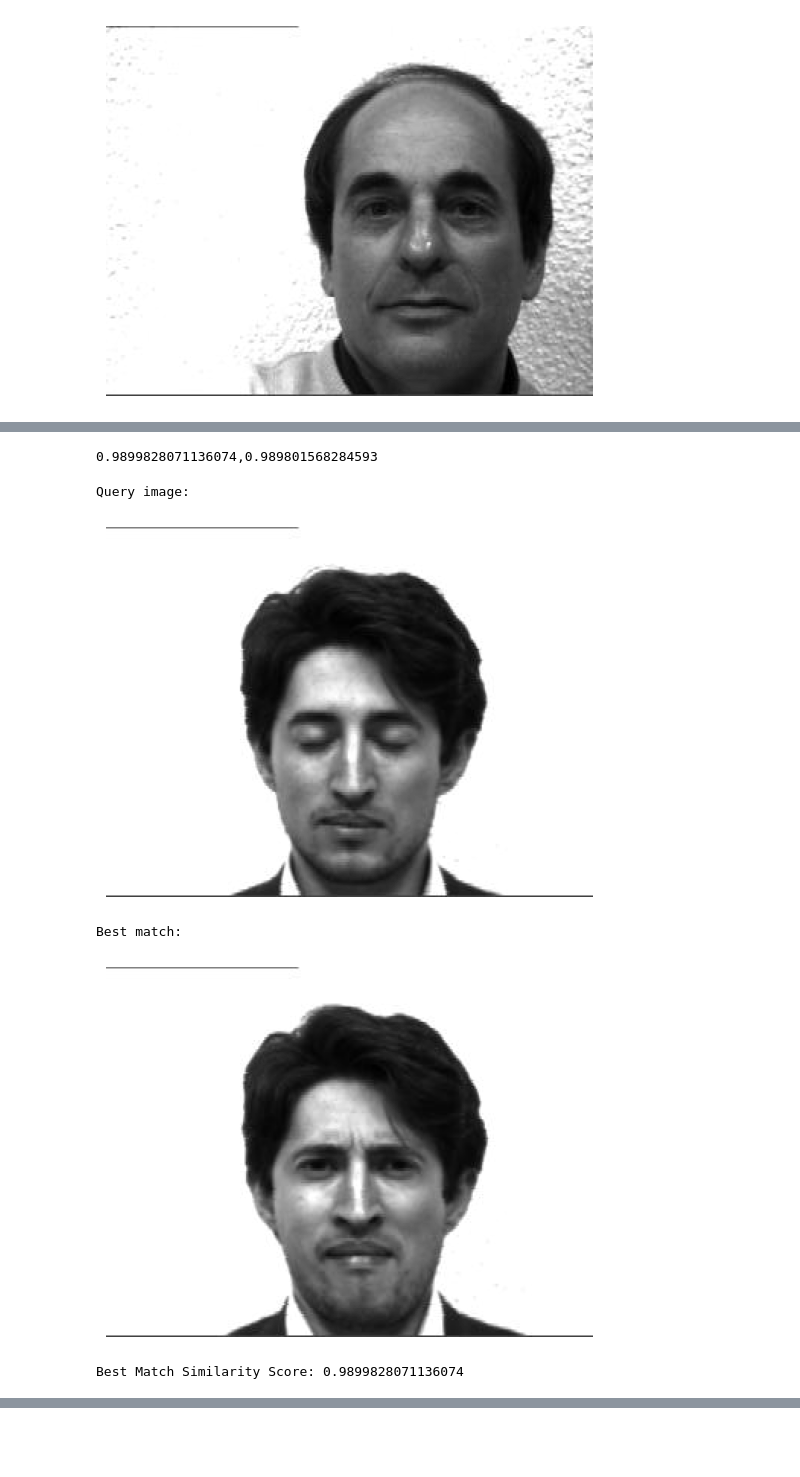
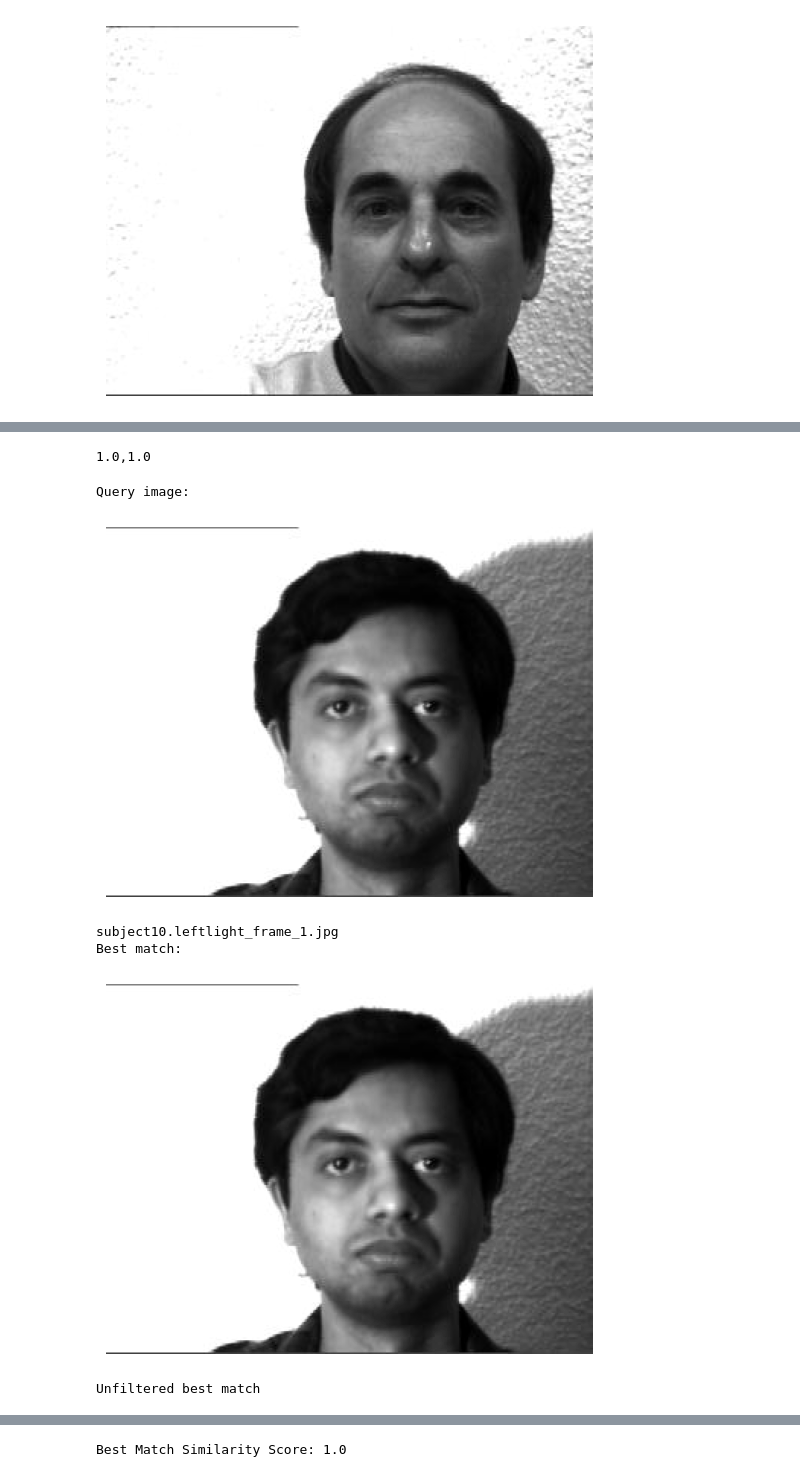
Before and after one commit to divyanash911/Illumination-invariance-face-recognition, a Jupyter notebook: implementation.ipynb, the cells around one changed output, grey strips where cells are left out. Saved outputs shown, nothing was run; the diff lists cells and outputs as text; code cells hidden in the pictures; blank space fills up the shorter version.

```diff
--- a/implementation.ipynb
+++ b/implementation.ipynb
@@ -413,0 +417,21 @@ Query image:
+# %%
+import os
+query_path = "data_new/subject10.leftlight_frame_1.jpg"
+query_image = load_image(query_path)
+print('Query image:')
+
+image_idx = -1
+directory = "data_new"
+# Iterate through the images in the directory
+for idx, filename in enumerate(os.listdir(directory)):
+    filepath = os.path.join(directory, filename)
+    if os.path.isfile(filepath):
+        current_image = load_image(filepath)
+        # Compare with the query image
+        if np.array_equal(query_image, current_image):
+            image_idx = idx
+            break
+
+print(image_idx)
+
+preview_image(query_image)
@@ -584,10 +612,15 @@ dataset = []
 
 # Iterate through the jpg files
 for file in glob.glob("data_new/*.jpg"):
+    basename = os.path.basename(file)
+
+    # if basename in query_path:
+    #     continue
+
     subject_id = extract_subject_id(file)
     lighting = extract_subject_lighting(file)
     image_data = load_image(file)  # Assuming load_image is defined elsewhere
-    dataset.append({"subject_id": subject_id, "image_data": image_data,"illumination":lighting})
+    dataset.append({"subject_id": subject_id, "image_data": image_data,"illumination":lighting,"query_name":basename})
 
 # Preview the first 3 entries in the dataset
 print(f"Loaded {len(dataset)} entries into the dataset.")
@@ -619,21 +652,23 @@ alpha_grid,mu_grid, density = estimate_joint_probability_persons(dataset,self_qu
 # %%
-best_match, similarity_score,alpha = match_faces(query_image,dataset,self_quotient_image,mutual_subspace_method,alpha_grid,mu_grid,density)
+best_match, similarity_score,alpha,unmatched = match_faces(query_image,dataset,self_quotient_image,mutual_subspace_method,alpha_grid,mu_grid,density,image_idx)
 match_image = best_match["image_data"]
 similarity_score_2 = mutual_subspace_method(match_image,query_image)
 print(f"{similarity_score},{similarity_score_2}")
 # %% [output]
-0.9899828071136074,0.989801568284593
+1.0,1.0
 # %%
 print('Query image:')
 preview_image(query_image)
-
+print(best_match["query_name"])
 print('Best match:')
 preview_image(match_image)
-
+print("Unfiltered best match")
+preview_image(unmatched)
 print("Best Match Similarity Score:", similarity_score)
 # %% [output]
 Query image:
-[figure, old version]
+[figure, new version]
+subject10.leftlight_frame_1.jpg
 Best match:
-[figure, old version]
+[figure, new version]
-Best Match Similarity Score: 0.9899828071136074
+Unfiltered best match
@@ -639,0 +676 @@ Best Match Similarity Score: 0.9899828071136074
+Best Match Similarity Score: 1.0
```
Also changed, not shown: parts of 5 cells of this notebook, 43 other files.
